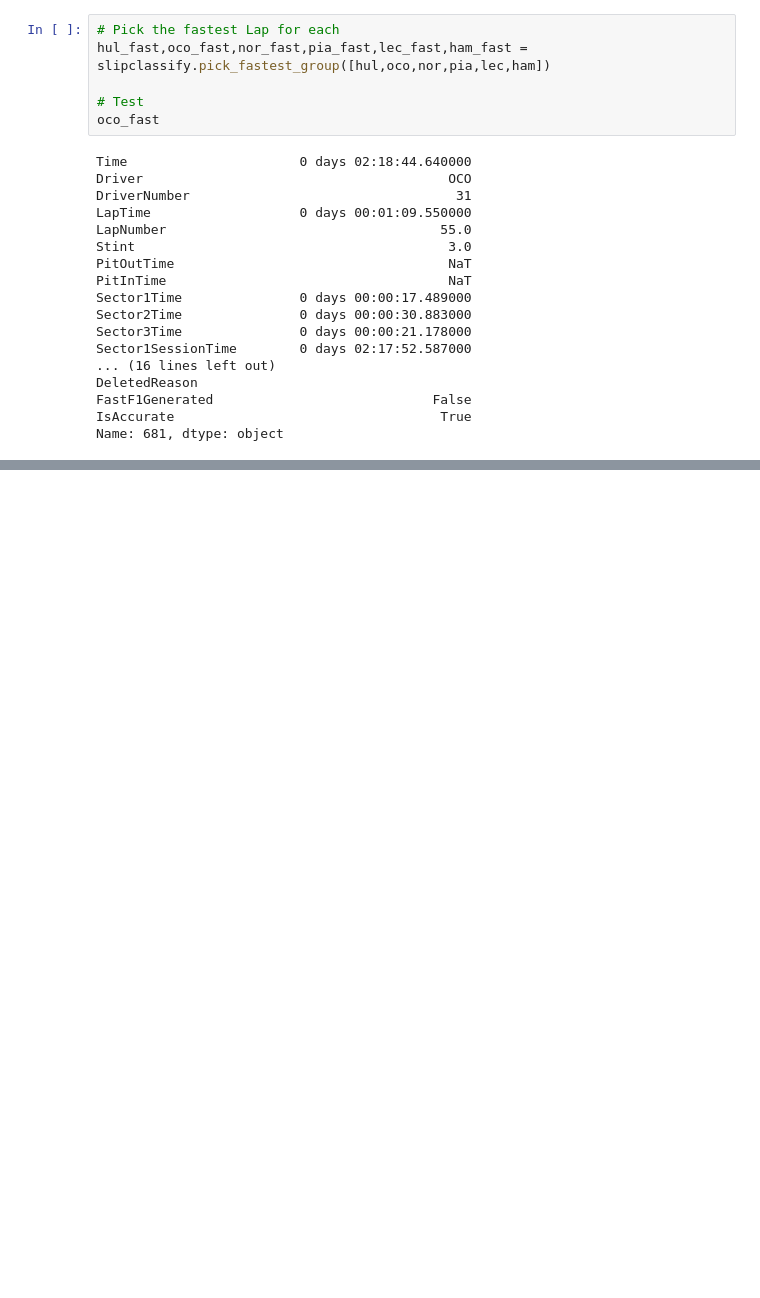
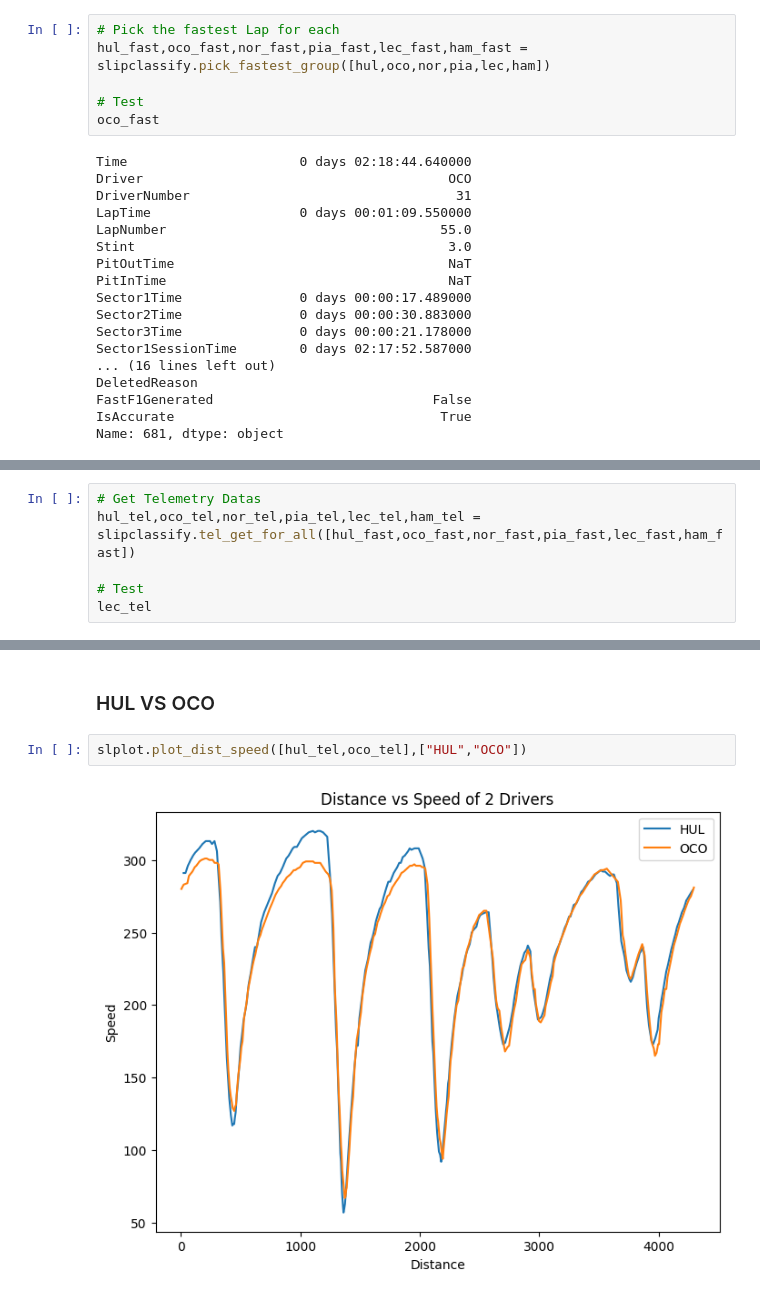
Before and after one commit to Mohandas-KJ/Slipstream-F1, a Jupyter notebook: 2026_Austria_GP/notebooks/02_telemetry_analysis.ipynb, the cells around one changed output, grey strips where cells are left out. Saved outputs shown, nothing was run; the diff lists cells and outputs as text; blank space fills up the shorter version.

```diff
--- a/2026_Austria_GP/notebooks/02_telemetry_analysis.ipynb
+++ b/2026_Austria_GP/notebooks/02_telemetry_analysis.ipynb
@@ -111,0 +107,6 @@ fast_sum
+# %%
+# Get Telemetry Datas
+hul_tel,oco_tel,nor_tel,pia_tel,lec_tel,ham_tel = slipclassify.tel_get_for_all([hul_fast,oco_fast,nor_fast,pia_fast,lec_fast,ham_fast])
+
+# Test
+lec_tel
@@ -111,0 +132,6 @@ fast_sum
+# %% [markdown]
+### HUL VS OCO
+# %%
+slplot.plot_dist_speed([hul_tel,oco_tel],["HUL","OCO"])
+# %% [output]
+[figure, added]
```
Also changed, not shown: parts of 13 cells of this notebook, 2 other files.
